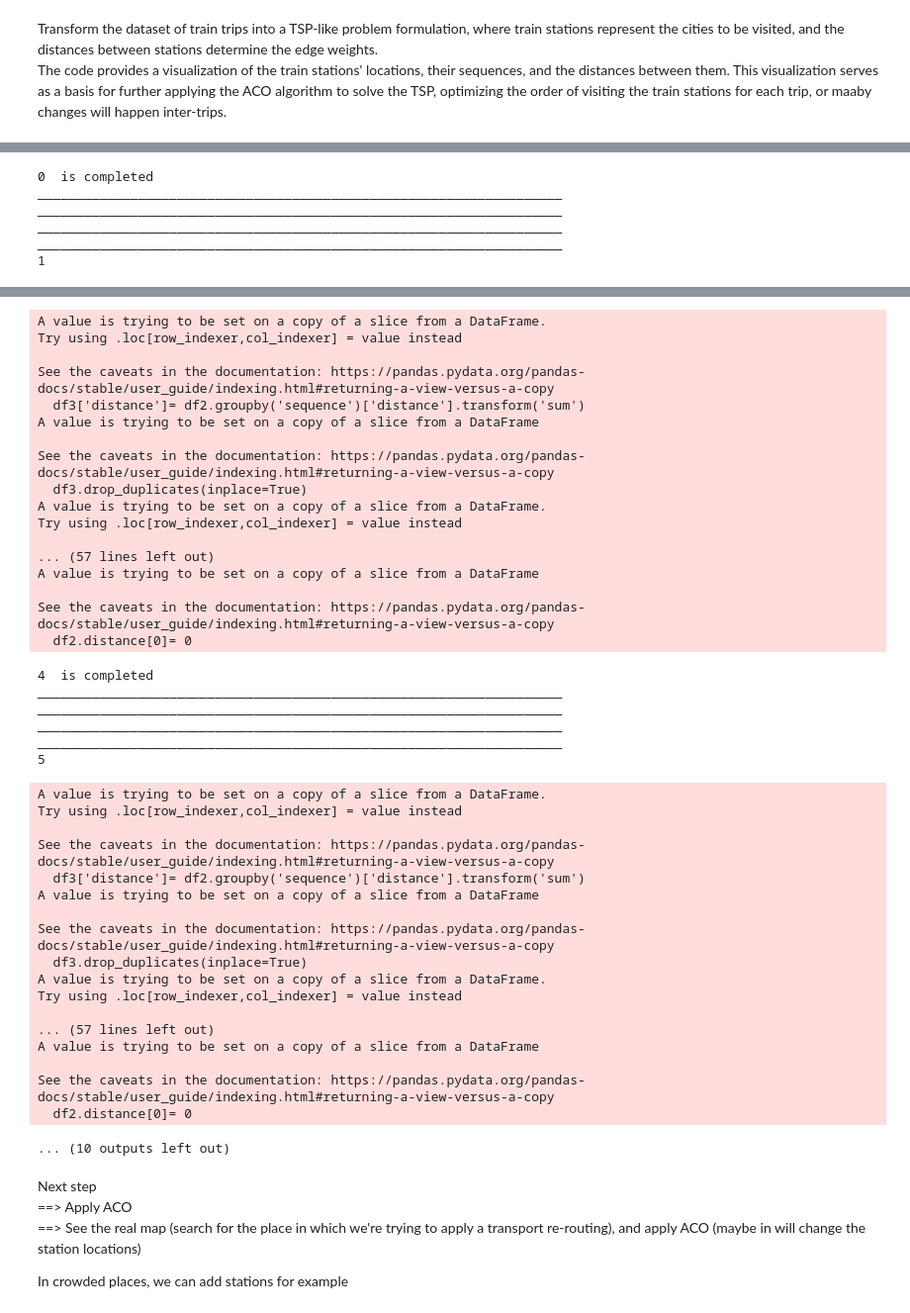
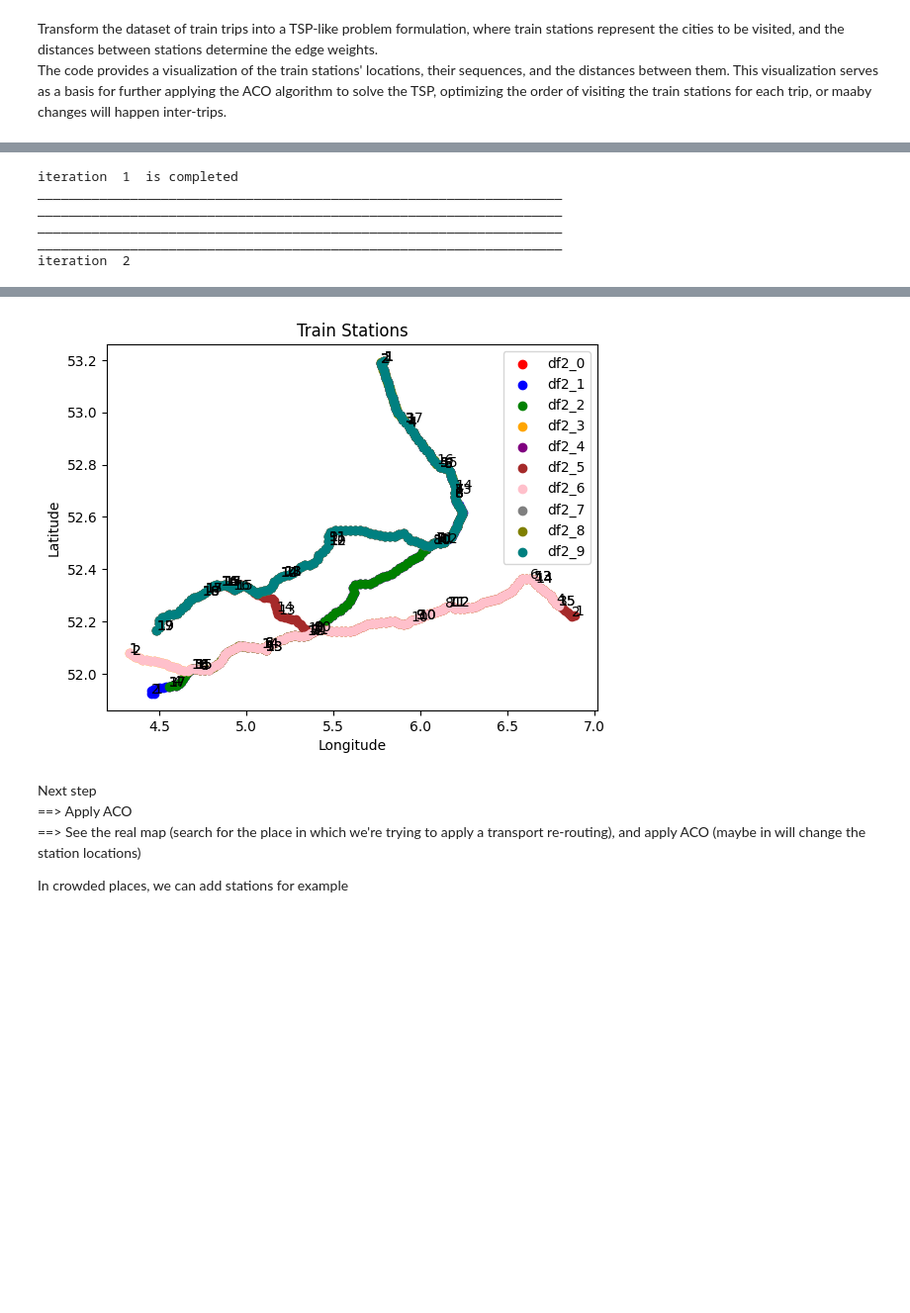
Before and after one commit to Kh0uloud/Optimization-for-City-Public-Transport-Route, a Jupyter notebook: Transform_the_problem_into_TSP.ipynb, the cells around one changed output, grey strips where cells are left out. Shown at 99% size. Saved outputs shown, nothing was run; the diff lists cells and outputs as text; code cells hidden in the pictures; blank space fills up the shorter version.

Commit message:
10 Trips

```diff
--- a/Transform_the_problem_into_TSP.ipynb
+++ b/Transform_the_problem_into_TSP.ipynb
@@ -137,3 +137,5 @@ plt.show()
+# %%
+max_trip_id=[169044861, 168235670, 168744511, 168749642, 168750139, 163056096, 167926240, 165692845, 168745155, 168749941]
 # %%
 from math import radians, cos, sin, asin, sqrt
 
@@ -159,12 +161,14 @@ The code provides a visualization of the train stations' locations, their sequen
 dfs = {}  # Dictionary to store the DataFrames
 dfTrips = {}  # Dictionary to show the trips of 10 trains (longest trips)
 dfDist = {}  # Dictionary to store distances between Train Stations
+LTrainStations= []   #List of Train Stations we will take into consideration
 colors = ['red', 'blue', 'green', 'orange', 'purple', 'brown', 'pink', 'gray', 'olive', 'teal']
+
 
 fig, ax = plt.subplots()
 
 for i in range(len(max_trip_id)):
-    print(i)
+    print('iteration ', i)
     var1 = f"df1_{i}"
 
     # Filter the data based on trip_id
@@ -202,23 +206,20 @@ for i in range(len(max_trip_id)):
     # Plot the train stations with a specific color
     ax.scatter(longitudes, latitudes, color=colors[i], label=var2)
     # Add labels to each point
-    a = 0
-    for index, row in df.iterrows():
-        if row['sequence'] != a:
+    a = [[0]]
+    for index, row in df2.iterrows():
+        if row['sequence'] != a[-1][0]:
             ax.annotate(row['sequence'], (row['lon'], row['lat']))
-            a = row['sequence']
-    # Set plot title and axis labels
-    ax.set_title('Train Stations')
-    ax.set_xlabel('Longitude')
-    ax.set_ylabel('Latitude')
-    # Add a legend
-    ax.legend()
+            a.append([row['sequence'], row['lon'], row['lat']])
+    a.pop(0)
+    LTrainStations.append(a)
+
 
     dfTrips[var2] = df2
 
     var3 = f"df3_{i}"
 
-    df3=df2[['sequence', 'distance', 'passengers']]
+    df3=df2[['sequence', 'lon', 'lat', 'distance', 'passengers']]
     df3['distance']= df2.groupby('sequence')['distance'].transform('sum')
     df3.drop_duplicates(inplace=True)
     df3['time']= df2['time']
@@ -230,12 +231,17 @@ for i in range(len(max_trip_id)):
 
     dfDist[var3] = df3
 
-    print(i, ' is completed')
+    print('iteration ', i, ' is completed')
     print("____________________________________________________________________ " )
     print("____________________________________________________________________ " )
     print("____________________________________________________________________ " )
     print("____________________________________________________________________ " )
 
-
+# Set plot title and axis labels
+ax.set_title('Train Stations')
+ax.set_xlabel('Longitude')
+ax.set_ylabel('Latitude')
+# Add a legend
+ax.legend()
 plt.show()
 # %% [output]
@@ -257,12 +269,12 @@ A value is trying to be set on a copy of a slice from a DataFrame
 
 See the caveats in the documentation: https://pandas.pydata.org/pandas-docs/stable/user_guide/indexing.html#returning-a-view-versus-a-copy
   df2.distance[0]= 0
-0  is completed
+iteration  1  is completed
 ____________________________________________________________________
 ____________________________________________________________________
 ____________________________________________________________________
 ____________________________________________________________________
-1
+iteration  2
 A value is trying to be set on a copy of a slice from a DataFrame.
 Try using .loc[row_indexer,col_indexer] = value instead
 
@@ -335,44 +369,4 @@ ____________________________________________________________________
-A value is trying to be set on a copy of a slice from a DataFrame.
-Try using .loc[row_indexer,col_indexer] = value instead
-
-See the caveats in the documentation: https://pandas.pydata.org/pandas-docs/stable/user_guide/indexing.html#returning-a-view-versus-a-copy
-  df3['distance']= df2.groupby('sequence')['distance'].transform('sum')
-A value is trying to be set on a copy of a slice from a DataFrame
-
-See the caveats in the documentation: https://pandas.pydata.org/pandas-docs/stable/user_guide/indexing.html#returning-a-view-versus-a-copy
-  df3.drop_duplicates(inplace=True)
-A value is trying to be set on a copy of a slice from a DataFrame.
-Try using .loc[row_indexer,col_indexer] = value instead
-
-... (57 lines left out)
-A value is trying to be set on a copy of a slice from a DataFrame
-
-See the caveats in the documentation: https://pandas.pydata.org/pandas-docs/stable/user_guide/indexing.html#returning-a-view-versus-a-copy
-  df2.distance[0]= 0
-4  is completed
-____________________________________________________________________
-____________________________________________________________________
-____________________________________________________________________
-____________________________________________________________________
-5
-A value is trying to be set on a copy of a slice from a DataFrame.
-Try using .loc[row_indexer,col_indexer] = value instead
-
-See the caveats in the documentation: https://pandas.pydata.org/pandas-docs/stable/user_guide/indexing.html#returning-a-view-versus-a-copy
-  df3['distance']= df2.groupby('sequence')['distance'].transform('sum')
-A value is trying to be set on a copy of a slice from a DataFrame
-
-See the caveats in the documentation: https://pandas.pydata.org/pandas-docs/stable/user_guide/indexing.html#returning-a-view-versus-a-copy
-  df3.drop_duplicates(inplace=True)
-A value is trying to be set on a copy of a slice from a DataFrame.
-Try using .loc[row_indexer,col_indexer] = value instead
-
-... (57 lines left out)
-A value is trying to be set on a copy of a slice from a DataFrame
-
-See the caveats in the documentation: https://pandas.pydata.org/pandas-docs/stable/user_guide/indexing.html#returning-a-view-versus-a-copy
-  df2.distance[0]= 0
-... (10 outputs left out)
+[figure, added]
 # %% [markdown]
 Next step <br>
 ==> Apply ACO <br>
```
Also changed, not shown: parts of 5 cells of this notebook.
